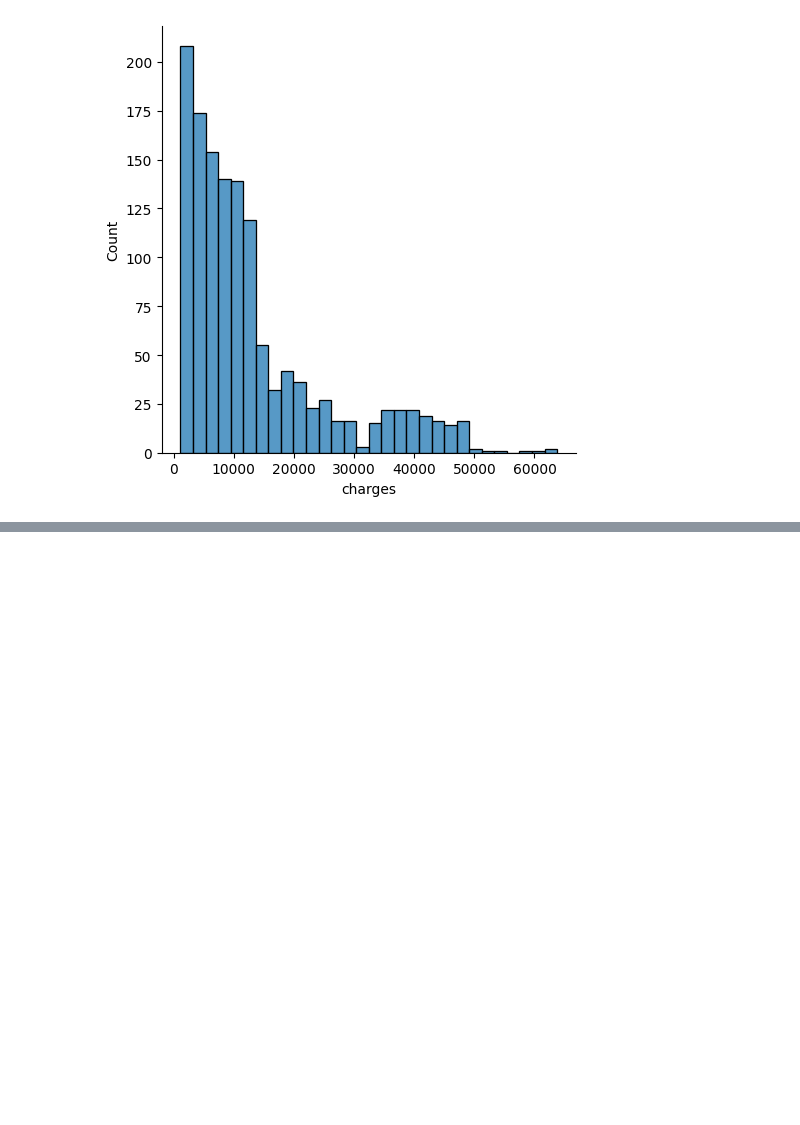
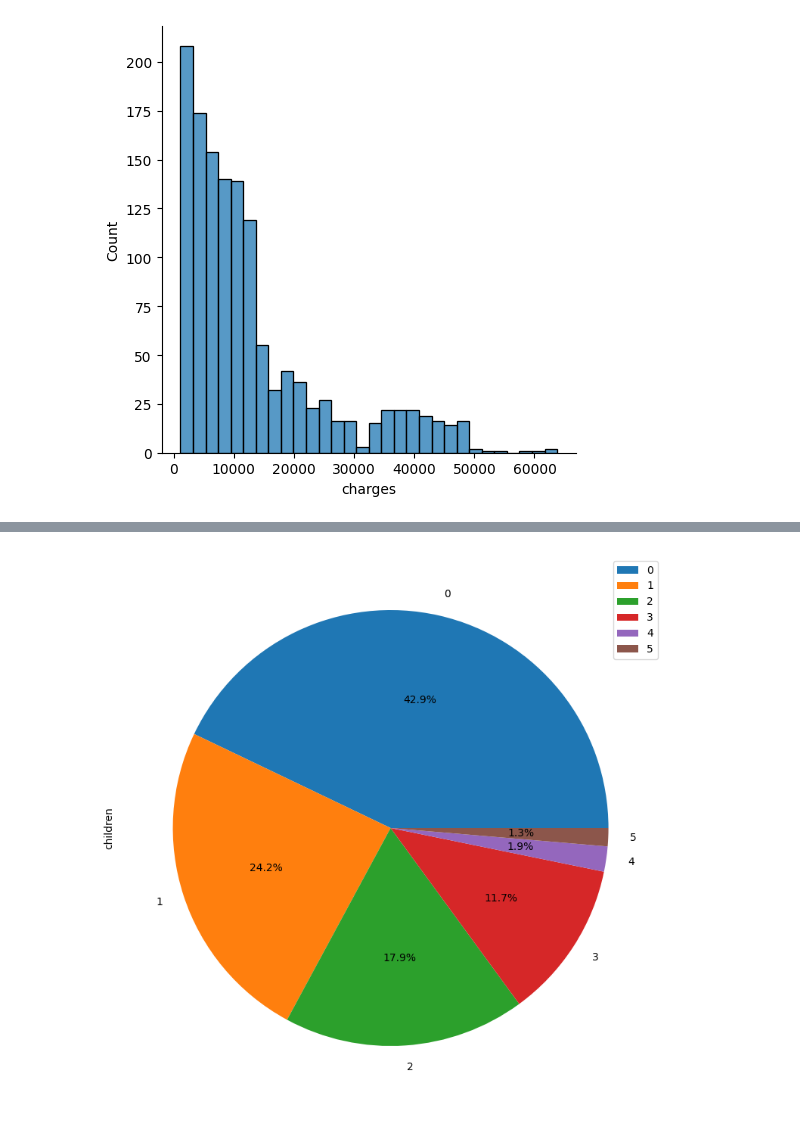
Before and after one commit to AadityaNitin/DSPL_Practise, a Jupyter notebook: Linear regression/regression.ipynb, the cells around one changed output, grey strips where cells are left out. Saved outputs shown, nothing was run; the diff lists cells and outputs as text; code cells hidden in the pictures; blank space fills up the shorter version.

Commit message:
Added pie charrt visualization

```diff
--- a/Linear regression/regression.ipynb
+++ b/Linear regression/regression.ipynb
@@ -108,0 +109,12 @@ plt.show()
+# %%
+df_sym = pd.DataFrame(df['children'].value_counts())
+df_sym.plot.pie(subplots=True,
+                labels=df_sym.index.values,
+                autopct='%1.1f%%',
+                figsize=(15, 7.5))
+# Unsquish the pie.
+plt.gca().set_aspect('equal')
+plt.tight_layout()
+plt.show()
+# %% [output]
+[figure, added]
```
Also changed, not shown: parts of 2 cells of this notebook.
